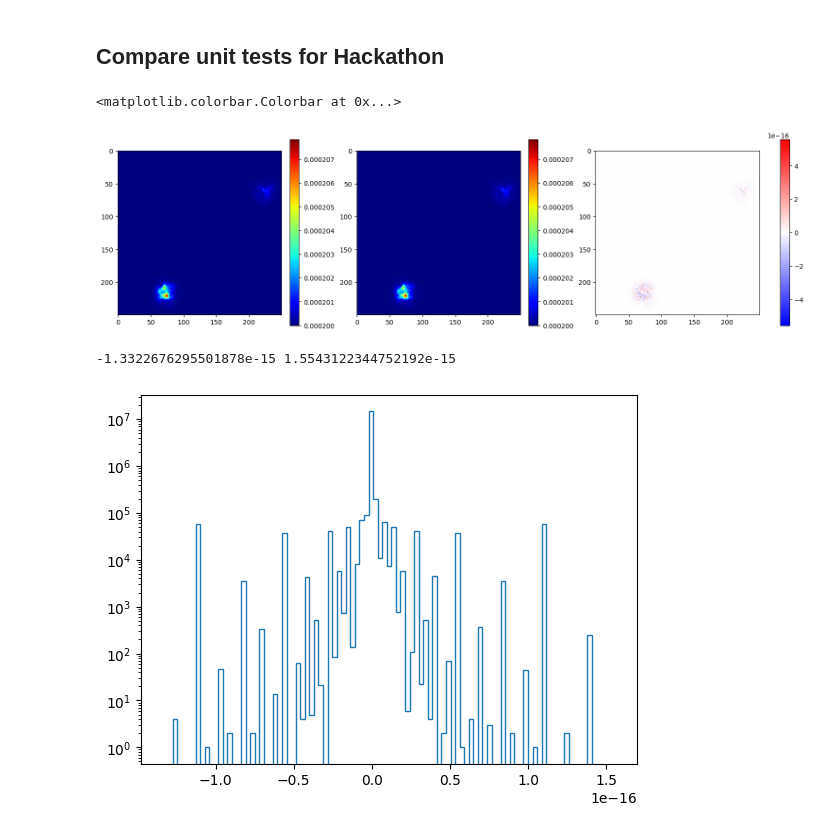
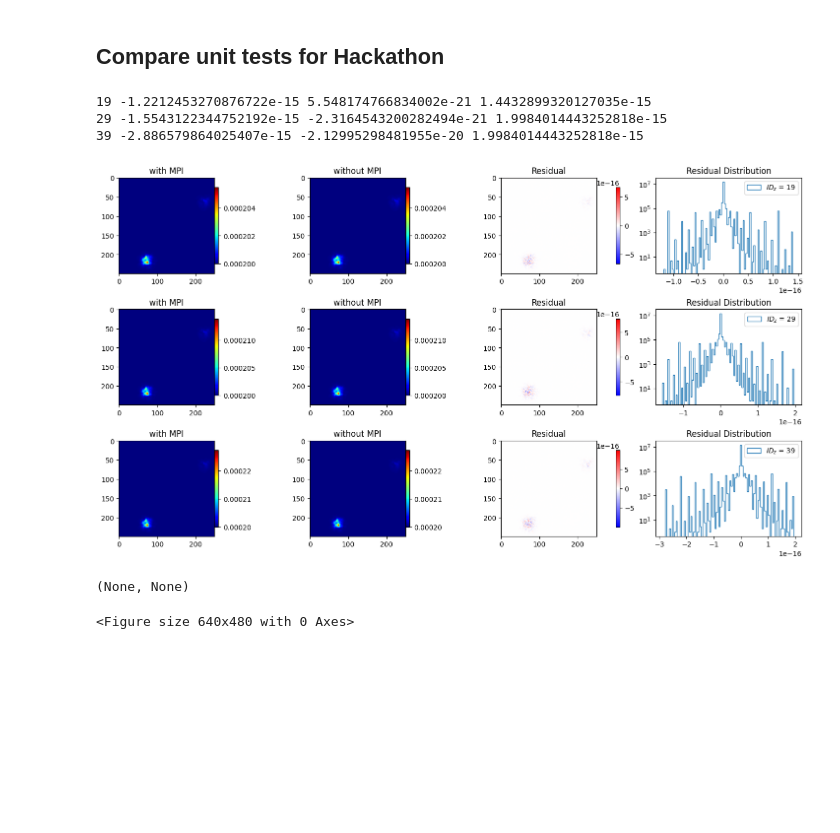
Before and after one commit to phirling/pyc2ray, a Jupyter notebook: examples/plot_slices.ipynb, the cells around one changed output. Drawn from its saved outputs; the diff is of its cells as text; code cells hidden in the pictures; blank space fills up the shorter version.

Commit message:
changed the plot target

```diff
--- a/examples/plot_slices.ipynb
+++ b/examples/plot_slices.ipynb
@@ -222,30 +222,40 @@ The output is Size, Size**2 dP/d(Size), lowest value
 # %%
 import pickle
 from matplotlib.colors import CenteredNorm
-path_mpi = '/scratch/snx3000/mibianco/results_c2ray/test_eurohack23/test_mpi_timesrc/'
-path_nompi = '/scratch/snx3000/mibianco/results_c2ray/test_eurohack23/test_nompi_timesrc/'
+path_mpi = '/scratch/snx3000/mibianco/results_c2ray/test_eurohack23/test_mpi/'
+path_nompi = '/scratch/snx3000/mibianco/results_c2ray/test_eurohack23/test_nompi/'
 # %%
-d1 = pickle.load(open(path_mpi+'xfrac_17.000.pkl', "rb"))
-d2 = pickle.load(open(path_nompi+'xfrac_17.000.pkl', "rb"))
-#d1 = pickle.load(open(path_mpi+'IonRates_1.000.pkl', "rb"))
-#d2 = pickle.load(open(path_nompi+'IonRates_1.000.pkl', "rb"))
+#id_z = [10, 15, 17]
+id_z = [19, 29, 39]
+fig, axs = plt.subplots(figsize=(15, 8), ncols=4, nrows=len(id_z), constrained_layout=True)
 
-res = d1 - d2
+for j, i in enumerate(id_z):
+    d1 = pickle.load(open('%sxfrac_%.3f.pkl' %(path_mpi, i), "rb"))
+    d2 = pickle.load(open('%sxfrac_%.3f.pkl' %(path_nompi, i), "rb"))
+    #d1 = pickle.load(open('%sIonRates_%.3f.pkl' %(path_mpi, i), "rb"))
+    #d2 = pickle.load(open('%sIonRates_%.3f.pkl' %(path_nompi, i), "rb"))
+
+    res = d1 - d2
+    print(i, res.min(), res.mean(), res.max())
+
+    im = axs[j,0].imshow(d1[100], cmap='jet')
+    axs[j,0].set_title('with MPI')
+    plt.colorbar(im, ax=axs[j,0], pad=0, shrink=0.8)
+    im = axs[j,1].imshow(d2[100], cmap='jet')
+    axs[j,1].set_title('without MPI')
+    plt.colorbar(im, ax=axs[j,1], pad=0, shrink=0.8)
+    im = axs[j,2].imshow(res[100], cmap='bwr', norm=CenteredNorm(vcenter=0))
+    axs[j,2].set_title('Residual')
+    plt.colorbar(im, ax=axs[j,2], pad=0, shrink=0.8)
+    axs[j,3].set_title('Residual Distribution')
+    axs[j,3].hist(res.flatten(), bins=np.linspace(res.min()/10, res.max()/10, 100), histtype='step', label=r'$ID_z$ = %d' %i)
+    axs[j,3].set_yscale('log')
+    axs[j,3].legend()
+plt.show(), plt.clf()
+# %% [output]
+19 -1.2212453270876722e-15 5.548174766834002e-21 1.4432899320127035e-15
+29 -1.5543122344752192e-15 -2.3164543200282494e-21 1.9984014443252818e-15
+39 -2.886579864025407e-15 -2.12995298481955e-20 1.9984014443252818e-15
+[figure, added]
+(None, None)
+<Figure size 640x480 with 0 Axes>
-# %%
-fig, axs = plt.subplots(figsize=(15, 5), ncols=3, nrows=1, constrained_layout=True)
-im = axs[0].imshow(d1[100], cmap='jet')
-plt.colorbar(im, ax=axs[0], shrink=0.8)
-im = axs[1].imshow(d2[100], cmap='jet')
-plt.colorbar(im, ax=axs[1], shrink=0.8)
-im = axs[2].imshow(res[100], cmap='bwr', norm=CenteredNorm(vcenter=0))
-plt.colorbar(im, ax=axs[2], shrink=0.8)
-# %% [output]
-<matplotlib.colorbar.Colorbar at 0x...>
-[figure, removed]
-# %%
-plt.hist(res.flatten(), bins=np.linspace(res.min()/10, res.max()/10, 100), histtype='step');
-plt.yscale('log')
-print(res.min(), res.max())
-# %% [output]
--1.3322676295501878e-15 1.5543122344752192e-15
-[figure, removed]
```
